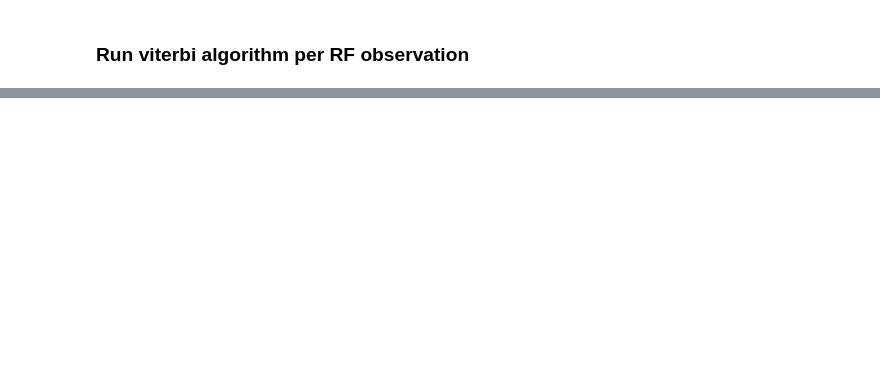
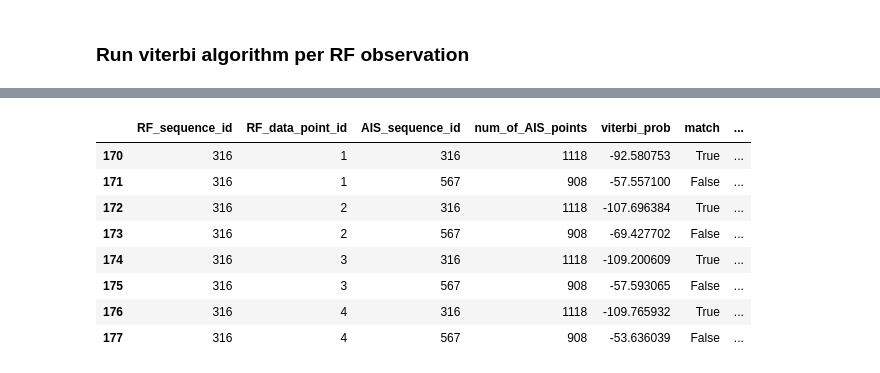
Before and after one commit to grimmmbo/AIS_RF_matching, a Jupyter notebook: notebooks/PHMM.ipynb, the cells around one changed output, grey strips where cells are left out. Cells and saved outputs as stored; diff of their text form; code cells hidden in the pictures; blank space fills up the shorter version.

```diff
--- a/notebooks/PHMM.ipynb
+++ b/notebooks/PHMM.ipynb
@@ -122,0 +202,12 @@ best_matches.head(5)
+# %%
+df_viterbi_results[df_viterbi_results["RF_sequence_id"] == 316]
+# %% [output]
+|  | RF_sequence_id | RF_data_point_id | AIS_sequence_id | num_of_AIS_points | viterbi_prob | match | ... |
+| 170 | 316 | 1 | 316 | 1118 | -92.580753 | True | ... |
+| 171 | 316 | 1 | 567 | 908 | -57.557100 | False | ... |
+| 172 | 316 | 2 | 316 | 1118 | -107.696384 | True | ... |
+| 173 | 316 | 2 | 567 | 908 | -69.427702 | False | ... |
+| 174 | 316 | 3 | 316 | 1118 | -109.200609 | True | ... |
+| 175 | 316 | 3 | 567 | 908 | -57.593065 | False | ... |
+| 176 | 316 | 4 | 316 | 1118 | -109.765932 | True | ... |
+| 177 | 316 | 4 | 567 | 908 | -53.636039 | False | ... |
```
Also changed, not shown: parts of 29 cells of this notebook, 16 other files.
